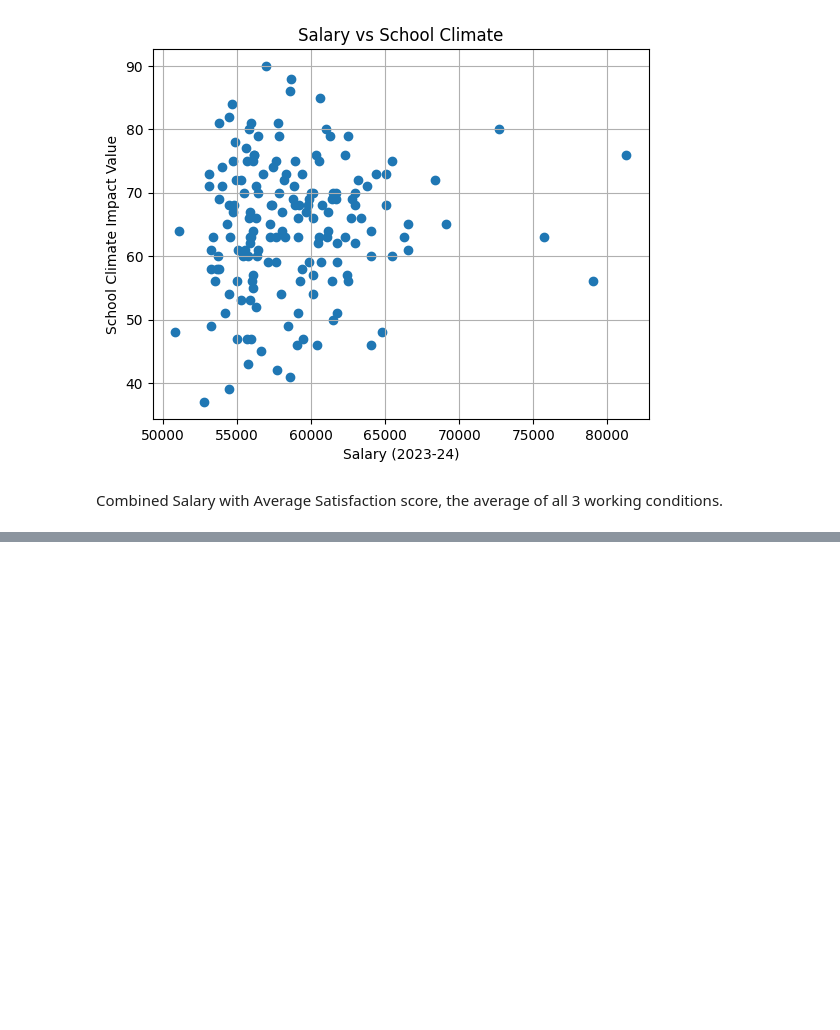
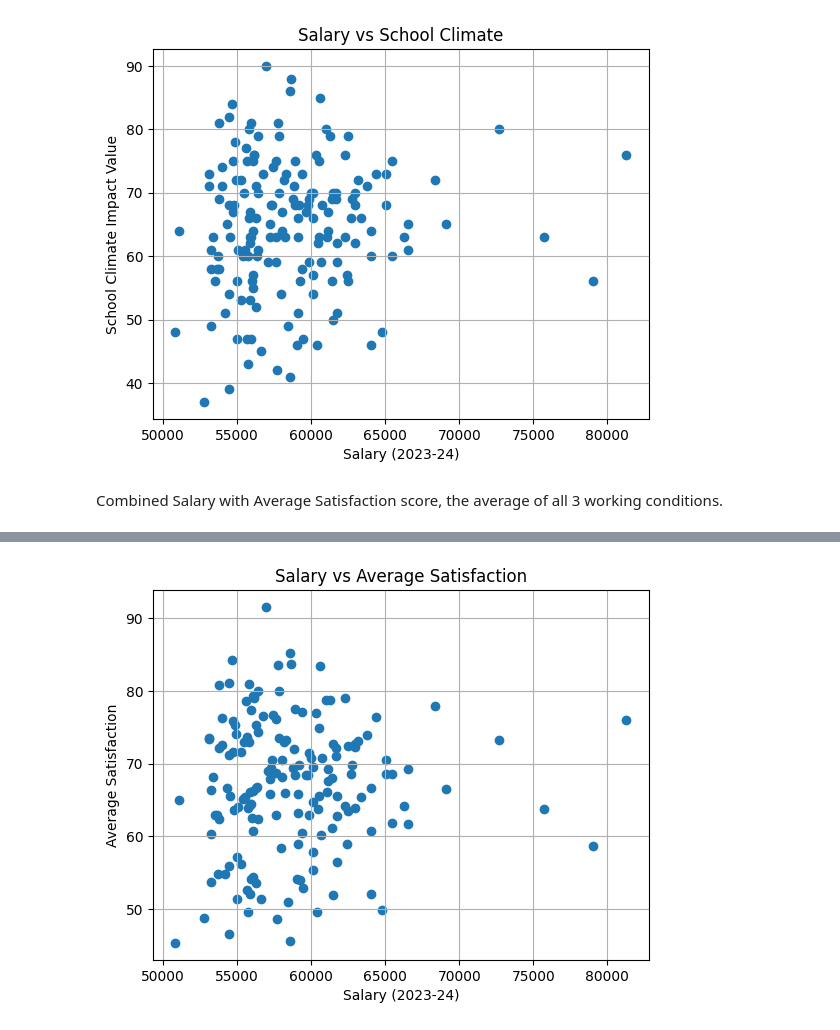
Before and after one commit to LucyHCollins/Teacher_Turnover, a Jupyter notebook: Teacher_Turnover.ipynb, the cells around one changed output, grey strips where cells are left out. Drawn from its saved outputs; the diff is of its cells as text; code cells hidden in the pictures; blank space fills up the shorter version.

```diff
--- a/Teacher_Turnover.ipynb
+++ b/Teacher_Turnover.ipynb
@@ -470,0 +461,9 @@ print(df_district_average_satisfaction)
+# %%
+plt.scatter(result_average_satisfaction['average_salary_23-24'], result_average_satisfaction['average_impact_value'])
+plt.title('Salary vs Average Satisfaction')
+plt.xlabel('Salary (2023-24)')
+plt.ylabel('Average Satisfaction')
+plt.grid(True)
+plt.show()
+# %% [output]
+[figure, added]
```
Also changed, not shown: parts of 2 cells of this notebook.
